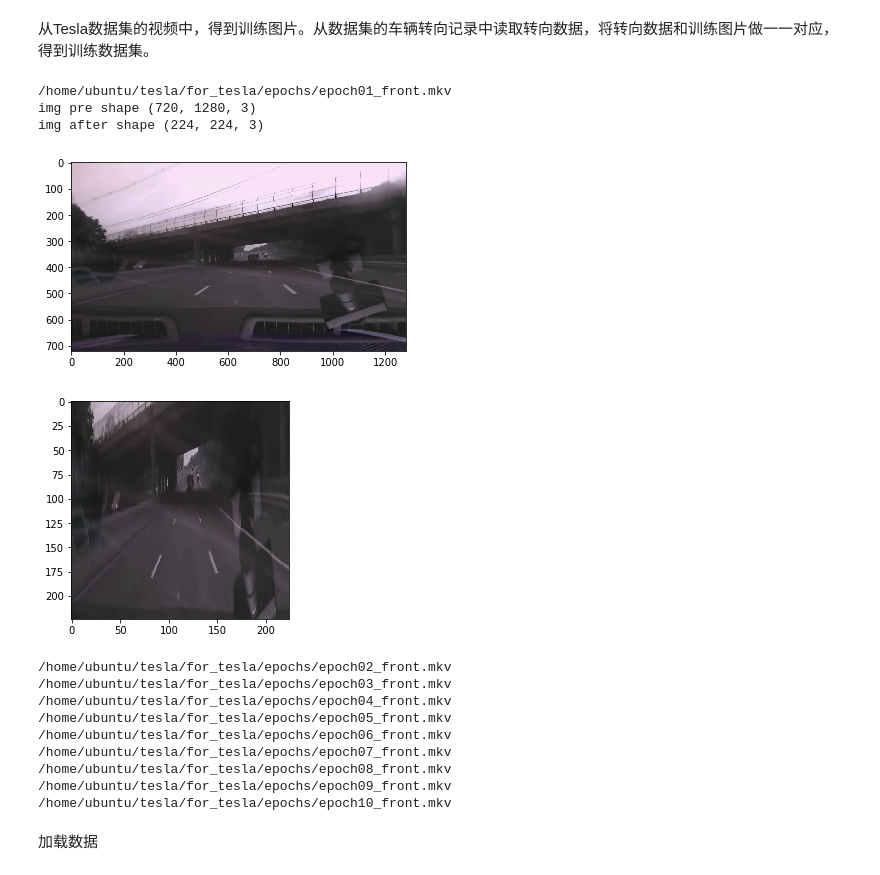
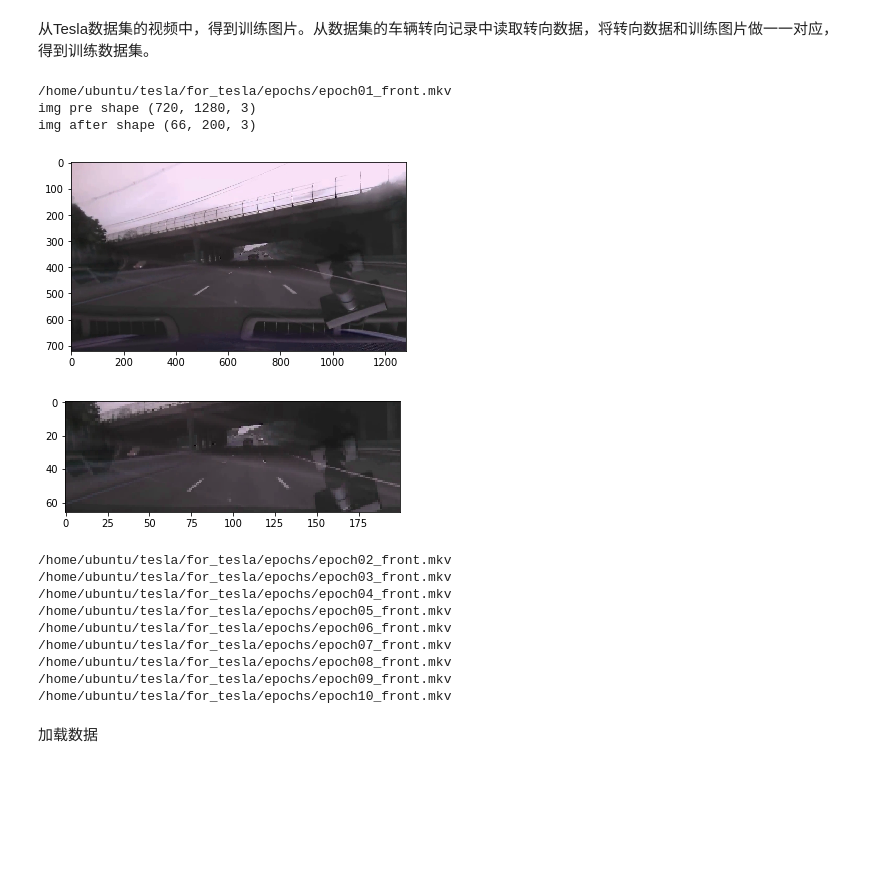
Before and after one commit to rosaann/for_tesla, a Jupyter notebook: deep_tesla.ipynb, the cells around one changed output. Saved outputs shown, nothing was run; the diff lists cells and outputs as text; code cells hidden in the pictures; blank space fills up the shorter version.

```diff
--- a/deep_tesla.ipynb
+++ b/deep_tesla.ipynb
@@ -66,13 +66,13 @@ def loadVideoAndResize(resize_w, resize_h):
      #   pickle.dump((img_list_val, steer_list_val), open(val_add, 'wb'))
 # %%
 #将视频解码成预训练网络需要的图片尺寸的图片
-loadVideoAndResize(224, 224)
+loadVideoAndResize(200, 66)
 # %% [output]
 /home/ubuntu/tesla/for_tesla/epochs/epoch01_front.mkv
 img pre shape (720, 1280, 3)
-img after shape (224, 224, 3)
+img after shape (66, 200, 3)
 [figure]
-[figure, old version]
+[figure, new version]
 /home/ubuntu/tesla/for_tesla/epochs/epoch02_front.mkv
 /home/ubuntu/tesla/for_tesla/epochs/epoch03_front.mkv
 /home/ubuntu/tesla/for_tesla/epochs/epoch04_front.mkv
```
Also changed, not shown: parts of 13 cells of this notebook.
